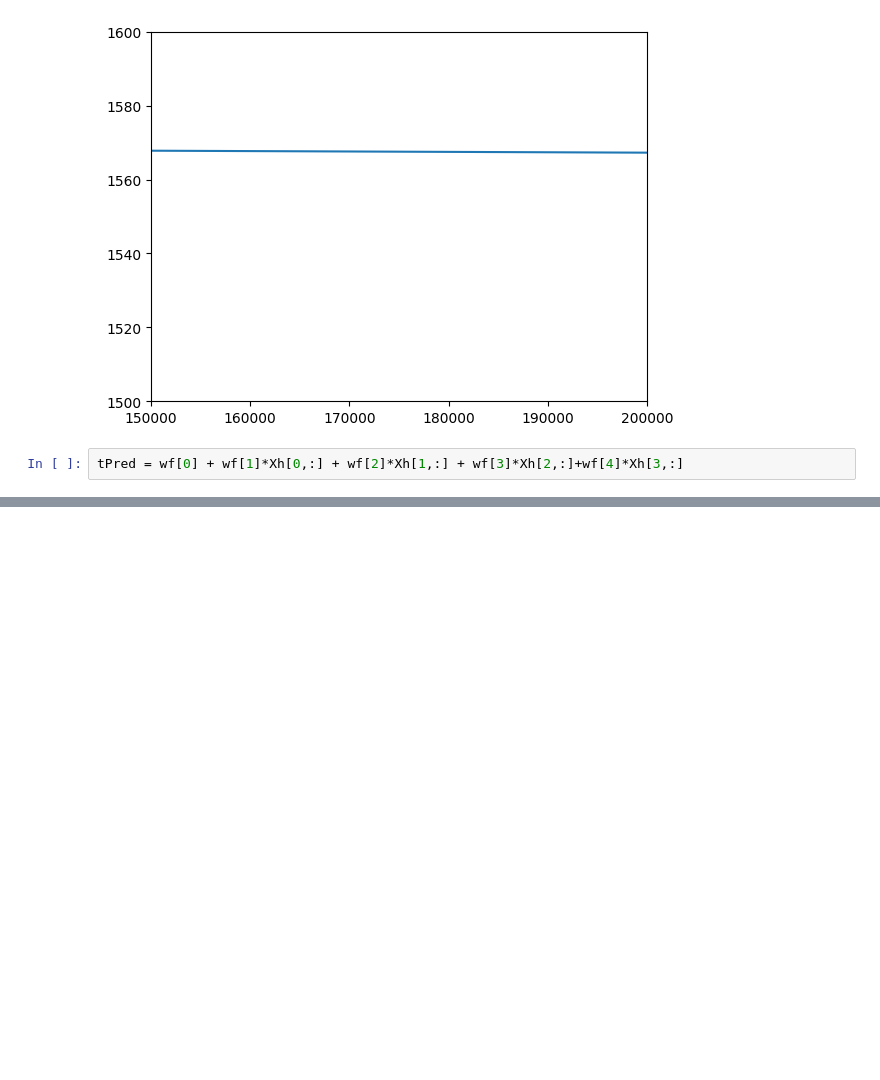
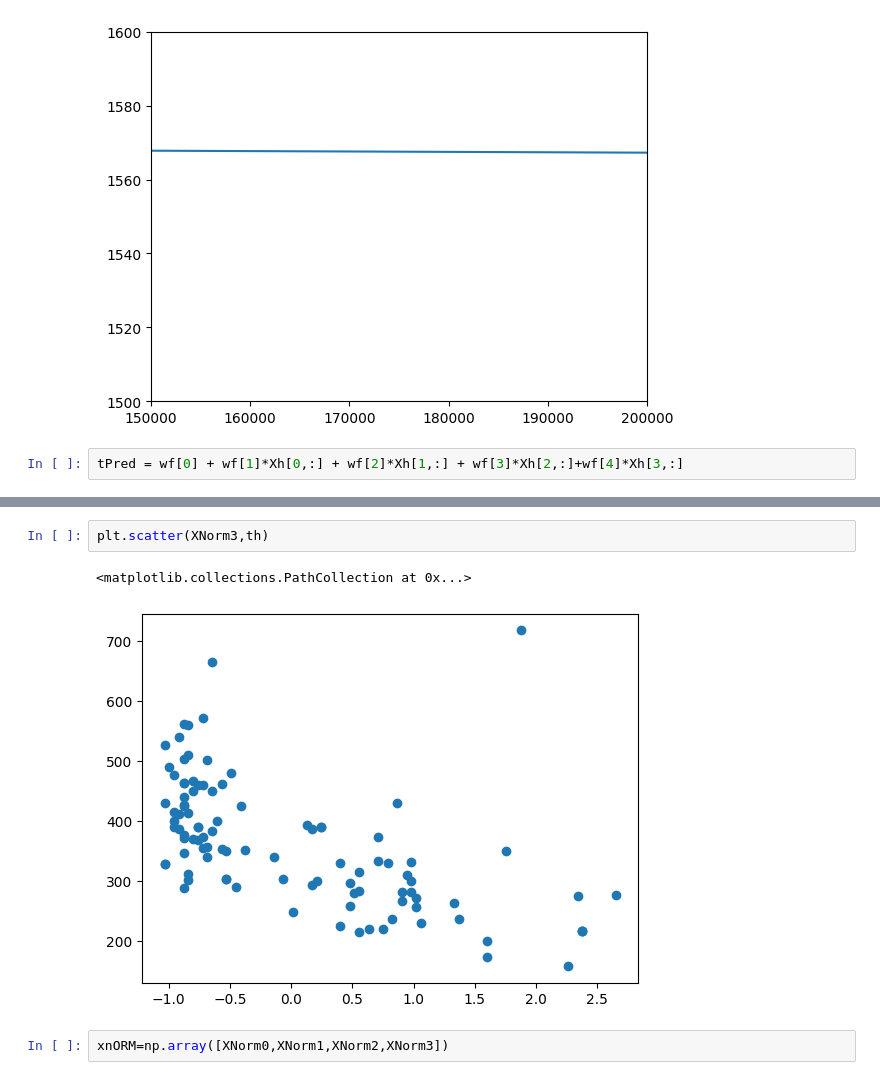
Before and after one commit to DCI-alxogm/ml2023-David-Nicolas364, a Jupyter notebook: sep2/ejercicio.ipynb, the cells around one changed output, grey strips where cells are left out. Saved outputs shown, nothing was run; the diff lists cells and outputs as text; blank space fills up the shorter version.

```diff
--- a/sep2/ejercicio.ipynb
+++ b/sep2/ejercicio.ipynb
@@ -92,0 +104,7 @@ tPred = wf[0] + wf[1]*Xh[0,:] + wf[2]*Xh[1,:] + wf[3]*Xh[2,:]+wf[4]*Xh[3,:]
+# %%
+plt.scatter(XNorm3,th)
+# %% [output]
+<matplotlib.collections.PathCollection at 0x...>
+[figure, added]
+# %%
+xnORM=np.array([XNorm0,XNorm1,XNorm2,XNorm3])
```
Also changed, not shown: parts of 9 cells of this notebook.
